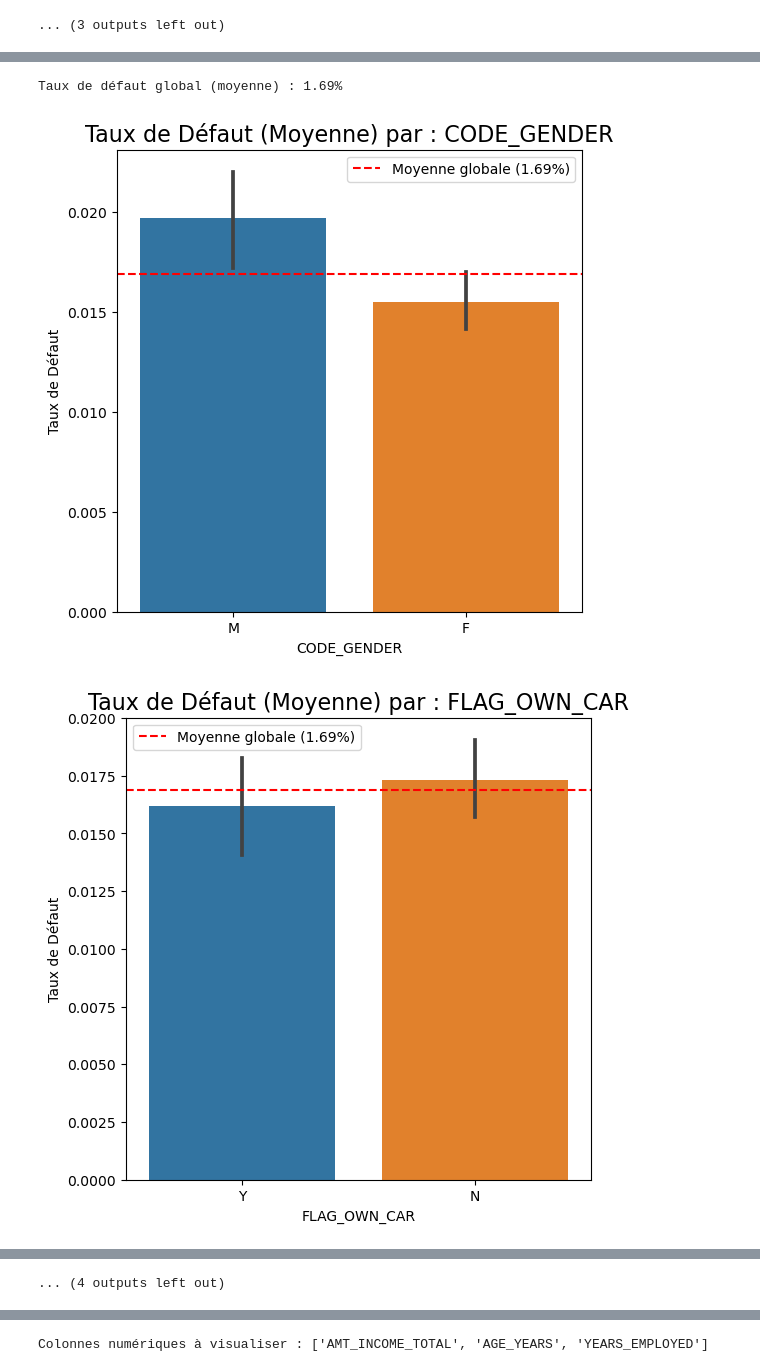
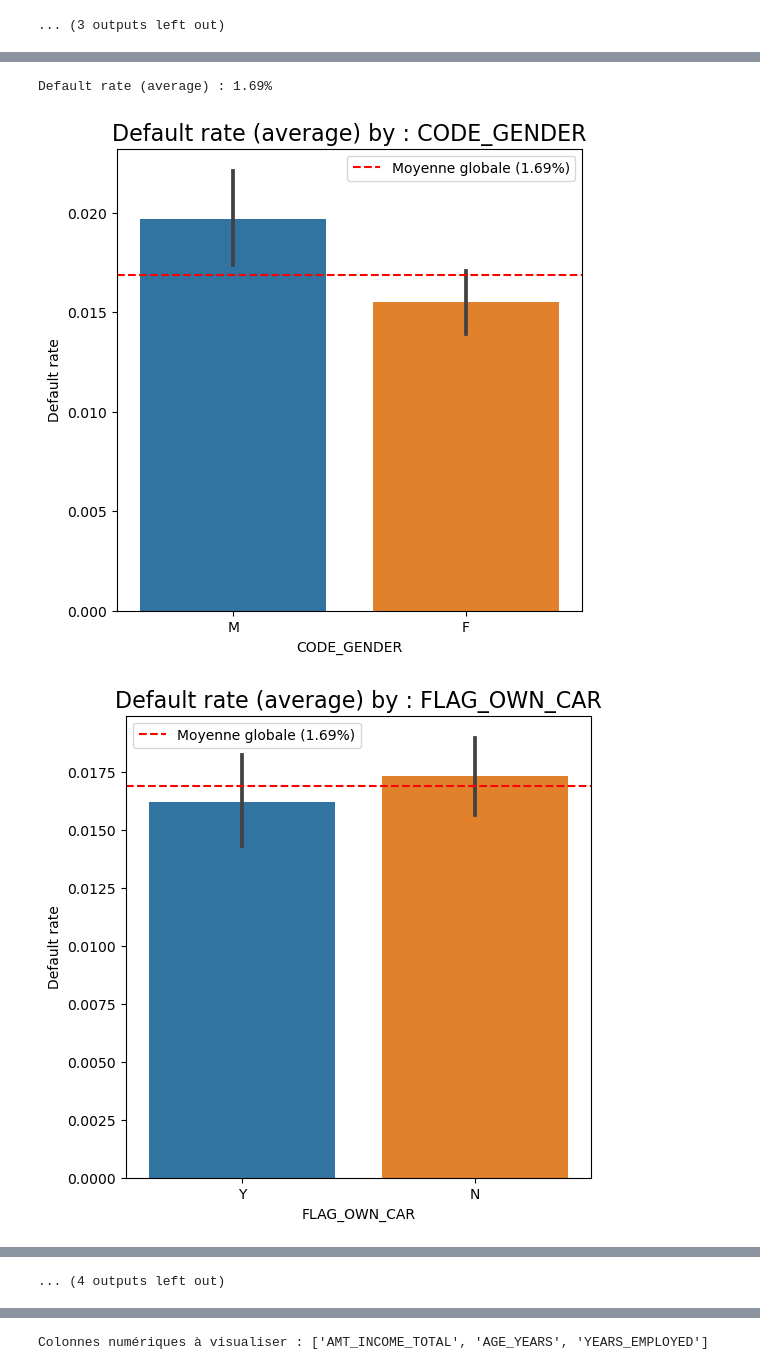
Before and after one commit to Adnbsn/ML_CardFraud, a Jupyter notebook: Project_ML_Adrien_BESSON_Emma_BEKKER.ipynb, the cells around one changed output, grey strips where cells are left out. Cells and saved outputs as stored; diff of their text form; code cells hidden in the pictures.

Commit message:
Adding descriptions for the graphs

```diff
--- a/Project_ML_Adrien_BESSON_Emma_BEKKER.ipynb
+++ b/Project_ML_Adrien_BESSON_Emma_BEKKER.ipynb
@@ -240,6 +276,6 @@ plt.show()
 # %%
 global_default_rate = df['STATUS_BINARY'].mean()
-print(f"Taux de défaut global (moyenne) : {global_default_rate*100:.2f}%")
+print(f"Default rate (average) : {global_default_rate*100:.2f}%")
 
 cols_to_plot = [
     'CODE_GENDER', 'FLAG_OWN_CAR', 'FLAG_OWN_REALTY',
@@ -252,37 +288,37 @@ cols_to_plot = [
 for col in cols_to_plot:
     plt.figure(figsize=(6, 6))
 
     # sns.barplot calcule la MOYENNE de 'BINARY_STATUS' pour chaque 'col'
     ax = sns.barplot(x=col, y='STATUS_BINARY', data=df)
 
     # Ajouter la ligne de moyenne globale pour comparer
     ax.axhline(y=global_default_rate, color='red', linestyle='--',
                label=f'Moyenne globale ({global_default_rate*100:.2f}%)')
 
-    plt.title(f'Taux de Défaut (Moyenne) par : {col}', fontsize=16)
-    plt.ylabel('Taux de Défaut')
+    plt.title(f'Default rate (average) by : {col}', fontsize=16)
+    plt.ylabel('Default rate')
     plt.xlabel(col)
 
     plt.legend()
     plt.show()
 
 print("Affichage du graphique pour OCCUPATION_TYPE (horizontal)...")
 
 plt.figure(figsize=(6, 6))
 
 ordered_categories = df.groupby('OCCUPATION_TYPE')['STATUS_BINARY'].mean().sort_values(ascending=False).index
 
 ax = sns.barplot(y='OCCUPATION_TYPE', x='STATUS_BINARY', data=df, order=ordered_categories)
 
 ax.axvline(x=global_default_rate, color='red', linestyle='--',
            label=f'Moyenne globale ({global_default_rate*100:.2f}%)')
 
-plt.title(f'Taux de Défaut (Moyenne) par : OCCUPATION_TYPE', fontsize=16)
-plt.xlabel('Taux de Défaut')
+plt.title(f'Default rate (average) by : OCCUPATION_TYPE', fontsize=16)
+plt.xlabel('Default rate')
 plt.ylabel('Type d\'Occupation')
 plt.legend()
 plt.show()
 # %% [output]
-Taux de défaut global (moyenne) : 1.69%
+Default rate (average) : 1.69%
-[figure, old version]
+[figure, new version]
-[figure, old version]
+[figure, new version]
```
Also changed, not shown: parts of 50 cells of this notebook.
